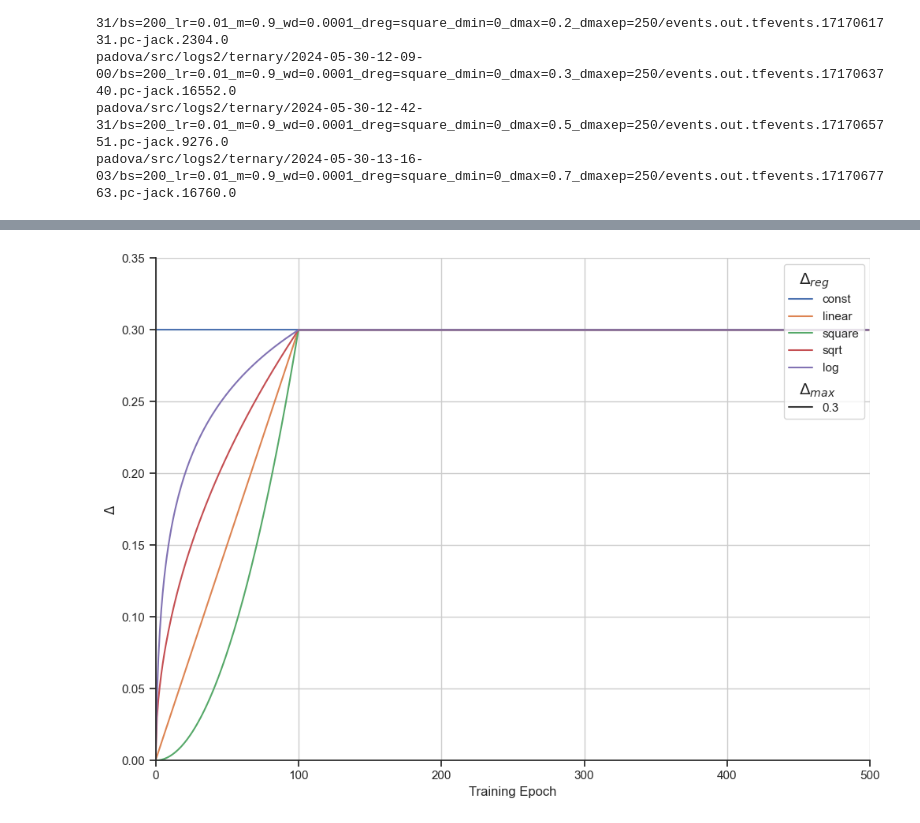
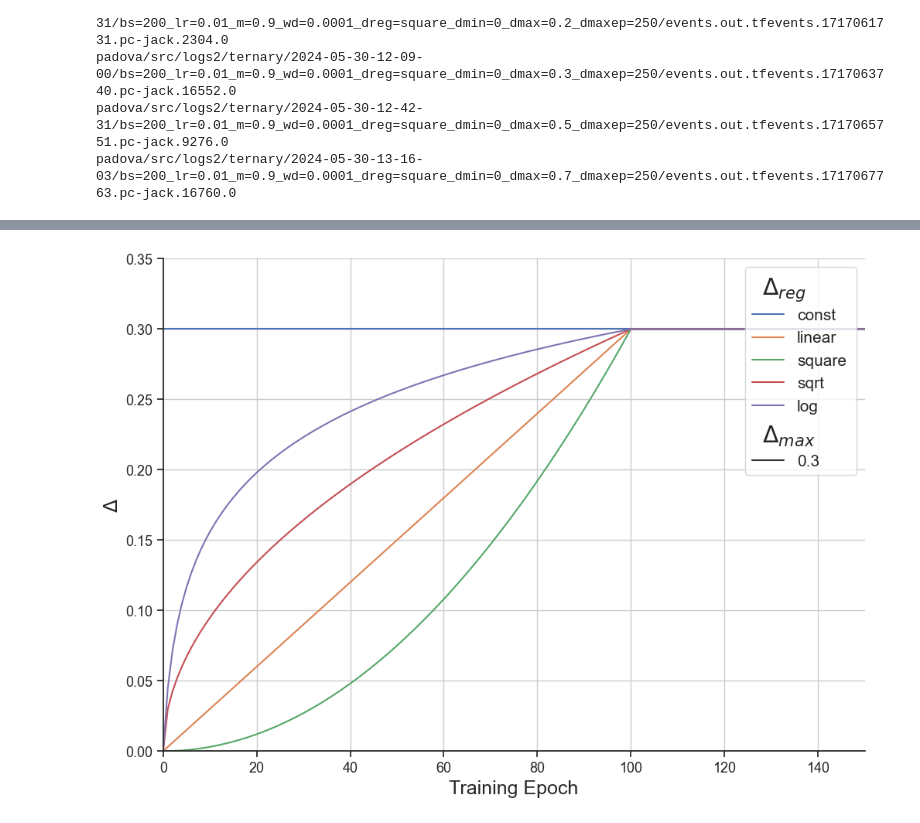
Before and after one commit to jackss011/gyro-classifier, a Jupyter notebook: charts2.ipynb, the cells around one changed output, grey strips where cells are left out. Drawn from its saved outputs; the diff is of its cells as text; code cells hidden in the pictures.

```diff
--- a/charts2.ipynb
+++ b/charts2.ipynb
@@ -3,6 +3,7 @@ import math as m
 from pathlib import Path
 import pandas as pd
 from matplotlib import pyplot as plt
+import matplotlib
 import seaborn as sns
 import tensorflow as tf
 from tensorflow.python.summary.summary_iterator import summary_iterator
@@ -10,6 +11,10 @@ from tensorflow.python.summary.summary_iterator import summary_iterator
 custom_params = {"axes.spines.right": False, "axes.spines.top": False}
 sns.set_theme(style="ticks", rc=custom_params)
 plt.rcParams['figure.figsize'] = 11.7,8.27
+FONT_SIZE = 18
+plt.rcParams['font.size'] = FONT_SIZE
+matplotlib.rcParams['xtick.labelsize'] = 13
+matplotlib.rcParams['ytick.labelsize'] = 13
 # %%
 def get_scalar_run_tensorboard(tag, filepath):
     values, steps = [], []
@@ -63,7 +68,7 @@ def fix_legend(legend):
             make_it_title=False
 
         if make_it_title:
-            t.set_position((-30, -3))
+            t.set_position((-45, -3))
             t.set_fontweight("bold")
             t.set_fontsize('large')
 # %%
@@ -92,21 +97,27 @@ padova/src/logs2/ternary/2024-05-30-12-42-31/bs=200_lr=0.01_m=0.9_wd=0.0001_dreg
 padova/src/logs2/ternary/2024-05-30-13-16-03/bs=200_lr=0.01_m=0.9_wd=0.0001_dreg=square_dmin=0_dmax=0.7_dmaxep=250/events.out.tfevents.1717067763.pc-jack.16760.0
 # %%
 def filter_df(df):
+    df = df[df["dmaxep"] == 250]
+    df = df[df["dmax"].map(lambda x: x in ['0.2', '0.3', '0.1'])]
+    return df
+
+def filter_df2(df):
     df = df[df["dmaxep"] == 100]
-    return df[df["dmax"].map(lambda x: x in ['0.3'])]
+    df = df[df["dmax"].map(lambda x: x in ['0.3'])]
+    return df
 
 
 df1 = get_df(runs, 'weights/zeros')
 df1 = filter_df(df1)
 
 plt.grid()
-plt.ylabel("Sparsity Rate")
-plt.xlabel("Training Epoch")
+plt.ylabel("Sparsity Rate", fontsize=FONT_SIZE)
+plt.xlabel("Training Epoch", fontsize=FONT_SIZE)
 plt.ylim((0, 100))
 plt.xlim((0, 500))
-g = sns.lineplot(data=df1, x="x", y="y", hue="dreg", style="dmax", estimator=None)
+g = sns.lineplot(data=df1, x="x", y="y", hue="dmax", style="dreg", size="dmaxep", estimator=None, sizes=(1.5, 1.5))
 
-legend = g.legend()
+legend = g.legend(fontsize=15)
 fix_legend(legend)
 df1
 # %% [output]
@@ -127,16 +138,16 @@ df1
 # %%
 df2 = get_df(runs, 'DELTA')
-df2 = filter_df(df2)
+df2 = filter_df2(df2)
 
 plt.grid()
-plt.ylabel("$\Delta$")
+plt.ylabel("$\Delta$", fontsize=FONT_SIZE)
 plt.ylim((0, 0.35))
-plt.xlabel("Training Epoch")
-plt.xlim((0, 500))
+plt.xlabel("Training Epoch", fontsize=FONT_SIZE)
+plt.xlim((0, 150))
 
 sns.lineplot(data=df2, x="x", y="y", hue="dreg", style="dmax", estimator=None)
 
-legend = plt.legend(loc='upper right')
+legend = plt.legend(loc='upper right', fontsize=15)
 fix_legend(legend)
 # %% [output]
-[figure, old version]
+[figure, new version]
```
Also changed, not shown: parts of 1 cell of this notebook, 2 other files.
